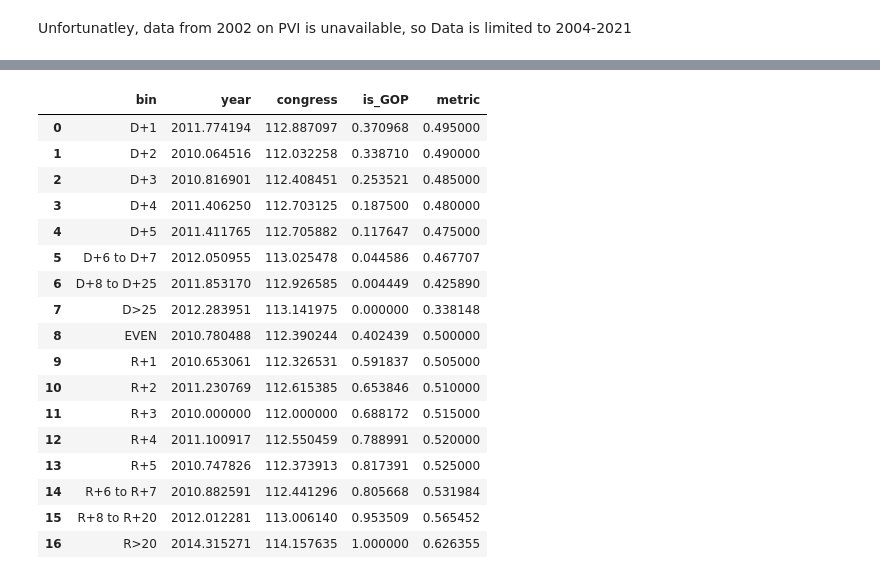
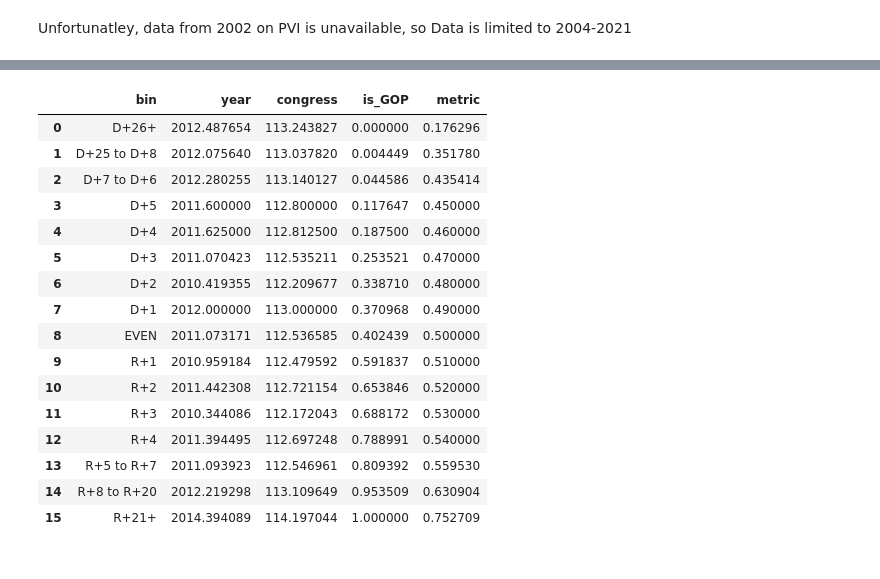
Before and after one commit to xadomatis/redistricting_project, a Jupyter notebook: processing/predictive_pvi.ipynb, the cells around one changed output, grey strips where cells are left out. Cells and saved outputs as stored; diff of their text form; code cells hidden in the pictures.

```diff
--- a/processing/predictive_pvi.ipynb
+++ b/processing/predictive_pvi.ipynb
@@ -83,6 +85,8 @@ Bins
 # %%
 binned = df
 binned["bin"] = pd.cut(binned['metric'],
-    [0, .37, .46, .47, .475, .48, .485, .49, .495, .5,
-    .505, .51, .515, .52, .525, .535, .6, 1])
+    [0, .24, .42, .44, .45, .46, .47, .48, .49, .5,
+    .51, .52, .53, .54, .57, .7, 1])
 binned.bin = binned.bin.astype(str)
+binned = binned.sort_values(by="metric")
+binned
@@ -89,9 +119,10 @@ binned.bin = binned.bin.astype(str)
 # %%
 #generate text for a dictionary for the replacement of the bins
 
-#dict_bin = pd.DataFrame(binned.bin.unique())
-#dict_bin["pvi"] = ["R+8 to R+20", "R+4", "R+6 to R+7", ">R+20", "D+8 to D+25", "R+2", "R+1", "D+1", "EVEN", ">D+25","R+3","D+3","D+5","D+6 to D+7","D+5","D+2","D+4"]
-#binned.bin = binned.bin.astype(str)
-#dict_bin[0] = dict_bin[0].astype(str)
-#dict_bin = dict_bin.rename(columns = {0:"bin","pvi":"range"})
-#dict_col = "'" + dict_bin.bin + "'" + " " + ":" + " " + "'" + dict_bin.range + "'" + ","
+dict_bin = pd.DataFrame(binned.bin.unique())
+dict_bin["pvi"] = ["D+26+", "D+25 to D+8", "D+7 and D+6", "D+5", "D+4", "D+3", "D+2", "D+1", "EVEN", "R+1","R+2","R+3","R+4","R+5 to R+7","R+8 to R+20","R+21+"]
+binned.bin = binned.bin.astype(str)
+dict_bin[0] = dict_bin[0].astype(str)
+dict_bin = dict_bin.rename(columns = {0:"bin","pvi":"range"})
+dict_col = "'" + dict_bin.bin + "'" + " " + ":" + " " + "'" + dict_bin.range + "'" + ","
+dict_col
@@ -120,26 +168,26 @@ df = binned.replace({"bin":bin_dict})
 # %%
 #group by metric and average GOP seats
 sort = df.groupby('bin').mean()
+sort = sort.sort_values(by="metric")
 #this will not be produced into a dataset without aggregating all years, as
 sort = sort.reset_index()
 sort
 # %% [output]
 |  | bin | year | congress | is_GOP | metric |
-| 0 | D+1 | 2011.774194 | 112.887097 | 0.370968 | 0.495000 |
-| 1 | D+2 | 2010.064516 | 112.032258 | 0.338710 | 0.490000 |
-| 2 | D+3 | 2010.816901 | 112.408451 | 0.253521 | 0.485000 |
-| 3 | D+4 | 2011.406250 | 112.703125 | 0.187500 | 0.480000 |
-| 4 | D+5 | 2011.411765 | 112.705882 | 0.117647 | 0.475000 |
-| 5 | D+6 to D+7 | 2012.050955 | 113.025478 | 0.044586 | 0.467707 |
-| 6 | D+8 to D+25 | 2011.853170 | 112.926585 | 0.004449 | 0.425890 |
-| 7 | D>25 | 2012.283951 | 113.141975 | 0.000000 | 0.338148 |
-| 8 | EVEN | 2010.780488 | 112.390244 | 0.402439 | 0.500000 |
-| 9 | R+1 | 2010.653061 | 112.326531 | 0.591837 | 0.505000 |
-| 10 | R+2 | 2011.230769 | 112.615385 | 0.653846 | 0.510000 |
-| 11 | R+3 | 2010.000000 | 112.000000 | 0.688172 | 0.515000 |
-| 12 | R+4 | 2011.100917 | 112.550459 | 0.788991 | 0.520000 |
-| 13 | R+5 | 2010.747826 | 112.373913 | 0.817391 | 0.525000 |
-| 14 | R+6 to R+7 | 2010.882591 | 112.441296 | 0.805668 | 0.531984 |
-| 15 | R+8 to R+20 | 2012.012281 | 113.006140 | 0.953509 | 0.565452 |
-| 16 | R>20 | 2014.315271 | 114.157635 | 1.000000 | 0.626355 |
+| 0 | D+26+ | 2012.487654 | 113.243827 | 0.000000 | 0.176296 |
+| 1 | D+25 to D+8 | 2012.075640 | 113.037820 | 0.004449 | 0.351780 |
+| 2 | D+7 to D+6 | 2012.280255 | 113.140127 | 0.044586 | 0.435414 |
+| 3 | D+5 | 2011.600000 | 112.800000 | 0.117647 | 0.450000 |
+| 4 | D+4 | 2011.625000 | 112.812500 | 0.187500 | 0.460000 |
+| 5 | D+3 | 2011.070423 | 112.535211 | 0.253521 | 0.470000 |
+| 6 | D+2 | 2010.419355 | 112.209677 | 0.338710 | 0.480000 |
+| 7 | D+1 | 2012.000000 | 113.000000 | 0.370968 | 0.490000 |
+| 8 | EVEN | 2011.073171 | 112.536585 | 0.402439 | 0.500000 |
+| 9 | R+1 | 2010.959184 | 112.479592 | 0.591837 | 0.510000 |
+| 10 | R+2 | 2011.442308 | 112.721154 | 0.653846 | 0.520000 |
+| 11 | R+3 | 2010.344086 | 112.172043 | 0.688172 | 0.530000 |
+| 12 | R+4 | 2011.394495 | 112.697248 | 0.788991 | 0.540000 |
+| 13 | R+5 to R+7 | 2011.093923 | 112.546961 | 0.809392 | 0.559530 |
+| 14 | R+8 to R+20 | 2012.219298 | 113.109649 | 0.953509 | 0.630904 |
+| 15 | R+21+ | 2014.394089 | 114.197044 | 1.000000 | 0.752709 |
 # %%
```
Also changed, not shown: parts of 17 cells of this notebook, 38 other files.
